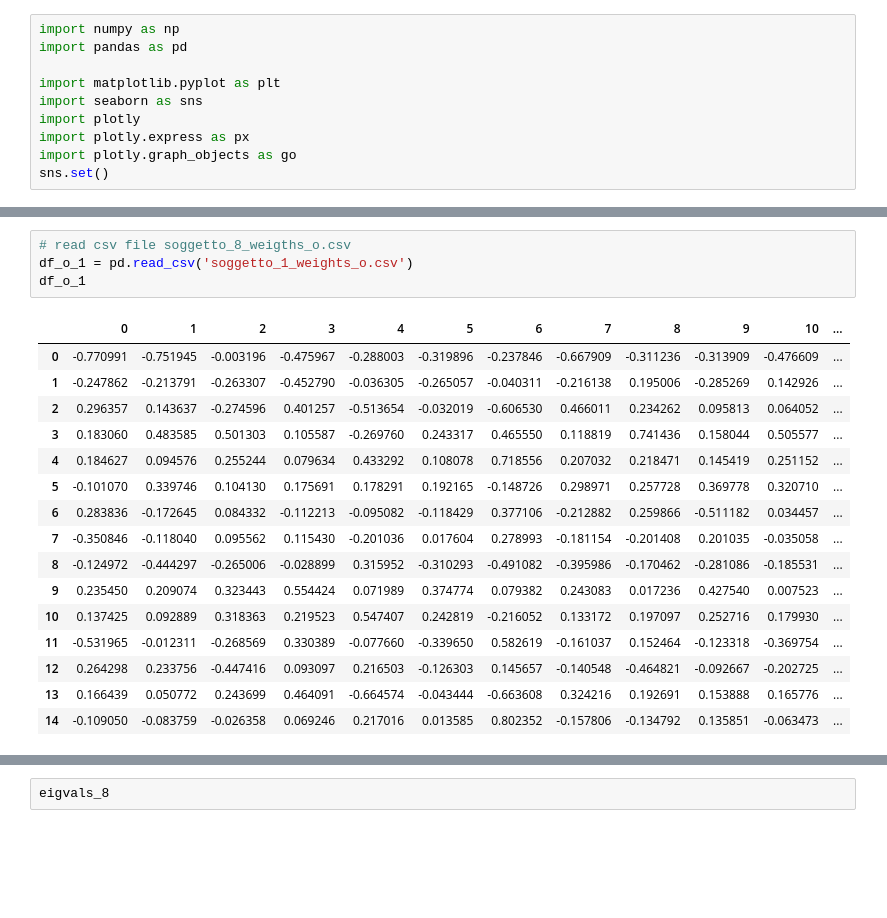
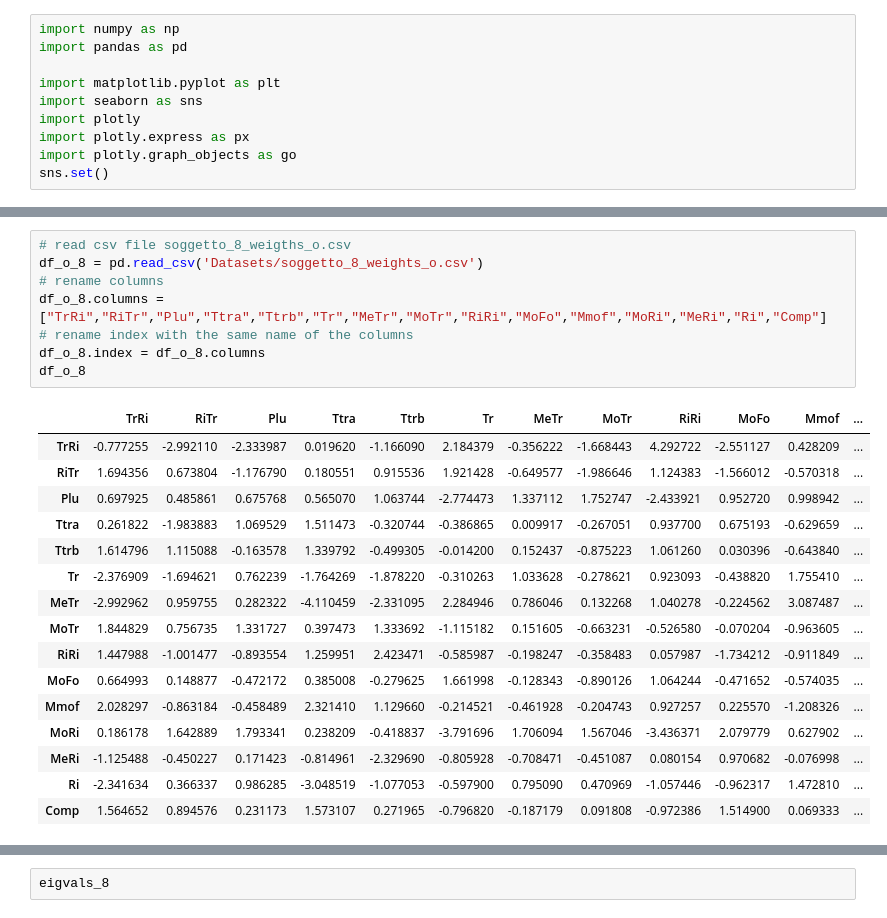
Before and after one commit to Ishikawa7/neural-network-with-fuzzified-inverter, a Jupyter notebook: state_analysis.ipynb, the cells around one changed output, grey strips where cells are left out. Drawn from its saved outputs; the diff is of its cells as text; blank space fills up the shorter version.

```diff
--- a/state_analysis.ipynb
+++ b/state_analysis.ipynb
@@ -32,21 +11,25 @@ df_o_8
-# %%
-# read csv file soggetto_8_weigths_o.csv
-df_o_1 = pd.read_csv('soggetto_1_weights_o.csv')
-df_o_1
-# %% [output]
-|  | 0 | 1 | 2 | 3 | 4 | 5 | 6 | 7 | 8 | 9 | 10 | ... |
-| 0 | -0.770991 | -0.751945 | -0.003196 | -0.475967 | -0.288003 | -0.319896 | -0.237846 | -0.667909 | -0.311236 | -0.313909 | -0.476609 | ... |
-| 1 | -0.247862 | -0.213791 | -0.263307 | -0.452790 | -0.036305 | -0.265057 | -0.040311 | -0.216138 | 0.195006 | -0.285269 | 0.142926 | ... |
-| 2 | 0.296357 | 0.143637 | -0.274596 | 0.401257 | -0.513654 | -0.032019 | -0.606530 | 0.466011 | 0.234262 | 0.095813 | 0.064052 | ... |
-| 3 | 0.183060 | 0.483585 | 0.501303 | 0.105587 | -0.269760 | 0.243317 | 0.465550 | 0.118819 | 0.741436 | 0.158044 | 0.505577 | ... |
-| 4 | 0.184627 | 0.094576 | 0.255244 | 0.079634 | 0.433292 | 0.108078 | 0.718556 | 0.207032 | 0.218471 | 0.145419 | 0.251152 | ... |
-| 5 | -0.101070 | 0.339746 | 0.104130 | 0.175691 | 0.178291 | 0.192165 | -0.148726 | 0.298971 | 0.257728 | 0.369778 | 0.320710 | ... |
-| 6 | 0.283836 | -0.172645 | 0.084332 | -0.112213 | -0.095082 | -0.118429 | 0.377106 | -0.212882 | 0.259866 | -0.511182 | 0.034457 | ... |
-| 7 | -0.350846 | -0.118040 | 0.095562 | 0.115430 | -0.201036 | 0.017604 | 0.278993 | -0.181154 | -0.201408 | 0.201035 | -0.035058 | ... |
-| 8 | -0.124972 | -0.444297 | -0.265006 | -0.028899 | 0.315952 | -0.310293 | -0.491082 | -0.395986 | -0.170462 | -0.281086 | -0.185531 | ... |
-| 9 | 0.235450 | 0.209074 | 0.323443 | 0.554424 | 0.071989 | 0.374774 | 0.079382 | 0.243083 | 0.017236 | 0.427540 | 0.007523 | ... |
-| 10 | 0.137425 | 0.092889 | 0.318363 | 0.219523 | 0.547407 | 0.242819 | -0.216052 | 0.133172 | 0.197097 | 0.252716 | 0.179930 | ... |
-| 11 | -0.531965 | -0.012311 | -0.268569 | 0.330389 | -0.077660 | -0.339650 | 0.582619 | -0.161037 | 0.152464 | -0.123318 | -0.369754 | ... |
-| 12 | 0.264298 | 0.233756 | -0.447416 | 0.093097 | 0.216503 | -0.126303 | 0.145657 | -0.140548 | -0.464821 | -0.092667 | -0.202725 | ... |
-| 13 | 0.166439 | 0.050772 | 0.243699 | 0.464091 | -0.664574 | -0.043444 | -0.663608 | 0.324216 | 0.192691 | 0.153888 | 0.165776 | ... |
-| 14 | -0.109050 | -0.083759 | -0.026358 | 0.069246 | 0.217016 | 0.013585 | 0.802352 | -0.157806 | -0.134792 | 0.135851 | -0.063473 | ... |
+# %%
+# read csv file soggetto_8_weigths_o.csv
+df_o_8 = pd.read_csv('Datasets/soggetto_8_weights_o.csv')
+# rename columns
+df_o_8.columns = ["TrRi","RiTr","Plu","Ttra","Ttrb","Tr","MeTr","MoTr","RiRi","MoFo","Mmof","MoRi","MeRi","Ri","Comp"]
+# rename index with the same name of the columns
+df_o_8.index = df_o_8.columns
+df_o_8
+# %% [output]
+|  | TrRi | RiTr | Plu | Ttra | Ttrb | Tr | MeTr | MoTr | RiRi | MoFo | Mmof | ... |
+| TrRi | -0.777255 | -2.992110 | -2.333987 | 0.019620 | -1.166090 | 2.184379 | -0.356222 | -1.668443 | 4.292722 | -2.551127 | 0.428209 | ... |
+| RiTr | 1.694356 | 0.673804 | -1.176790 | 0.180551 | 0.915536 | 1.921428 | -0.649577 | -1.986646 | 1.124383 | -1.566012 | -0.570318 | ... |
+| Plu | 0.697925 | 0.485861 | 0.675768 | 0.565070 | 1.063744 | -2.774473 | 1.337112 | 1.752747 | -2.433921 | 0.952720 | 0.998942 | ... |
+| Ttra | 0.261822 | -1.983883 | 1.069529 | 1.511473 | -0.320744 | -0.386865 | 0.009917 | -0.267051 | 0.937700 | 0.675193 | -0.629659 | ... |
+| Ttrb | 1.614796 | 1.115088 | -0.163578 | 1.339792 | -0.499305 | -0.014200 | 0.152437 | -0.875223 | 1.061260 | 0.030396 | -0.643840 | ... |
+| Tr | -2.376909 | -1.694621 | 0.762239 | -1.764269 | -1.878220 | -0.310263 | 1.033628 | -0.278621 | 0.923093 | -0.438820 | 1.755410 | ... |
+| MeTr | -2.992962 | 0.959755 | 0.282322 | -4.110459 | -2.331095 | 2.284946 | 0.786046 | 0.132268 | 1.040278 | -0.224562 | 3.087487 | ... |
+| MoTr | 1.844829 | 0.756735 | 1.331727 | 0.397473 | 1.333692 | -1.115182 | 0.151605 | -0.663231 | -0.526580 | -0.070204 | -0.963605 | ... |
+| RiRi | 1.447988 | -1.001477 | -0.893554 | 1.259951 | 2.423471 | -0.585987 | -0.198247 | -0.358483 | 0.057987 | -1.734212 | -0.911849 | ... |
+| MoFo | 0.664993 | 0.148877 | -0.472172 | 0.385008 | -0.279625 | 1.661998 | -0.128343 | -0.890126 | 1.064244 | -0.471652 | -0.574035 | ... |
+| Mmof | 2.028297 | -0.863184 | -0.458489 | 2.321410 | 1.129660 | -0.214521 | -0.461928 | -0.204743 | 0.927257 | 0.225570 | -1.208326 | ... |
+| MoRi | 0.186178 | 1.642889 | 1.793341 | 0.238209 | -0.418837 | -3.791696 | 1.706094 | 1.567046 | -3.436371 | 2.079779 | 0.627902 | ... |
+| MeRi | -1.125488 | -0.450227 | 0.171423 | -0.814961 | -2.329690 | -0.805928 | -0.708471 | -0.451087 | 0.080154 | 0.970682 | -0.076998 | ... |
+| Ri | -2.341634 | 0.366337 | 0.986285 | -3.048519 | -1.077053 | -0.597900 | 0.795090 | 0.470969 | -1.057446 | -0.962317 | 1.472810 | ... |
+| Comp | 1.564652 | 0.894576 | 0.231173 | 1.573107 | 0.271965 | -0.796820 | -0.187179 | 0.091808 | -0.972386 | 1.514900 | 0.069333 | ... |
```
Also changed, not shown: parts of 15 cells of this notebook.
